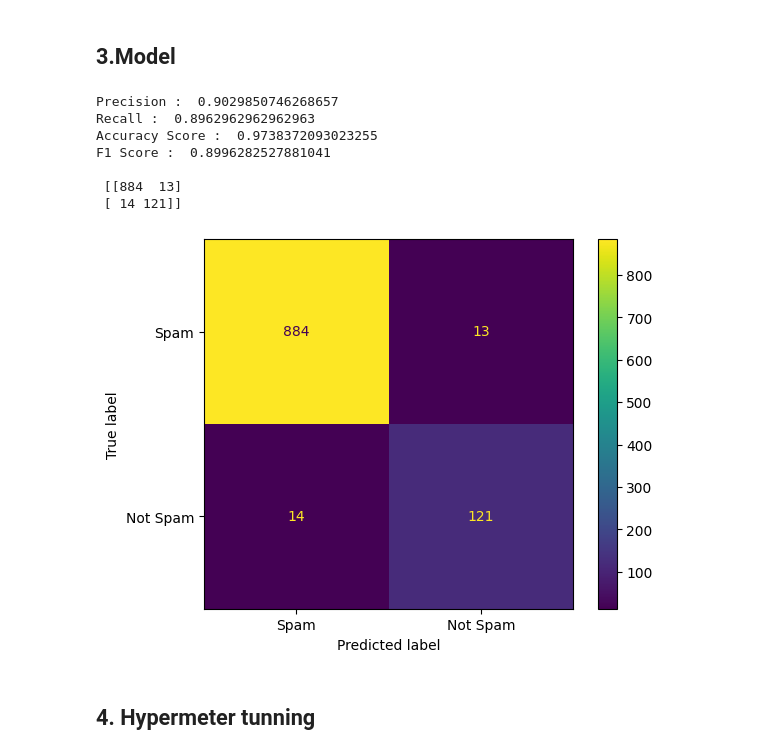
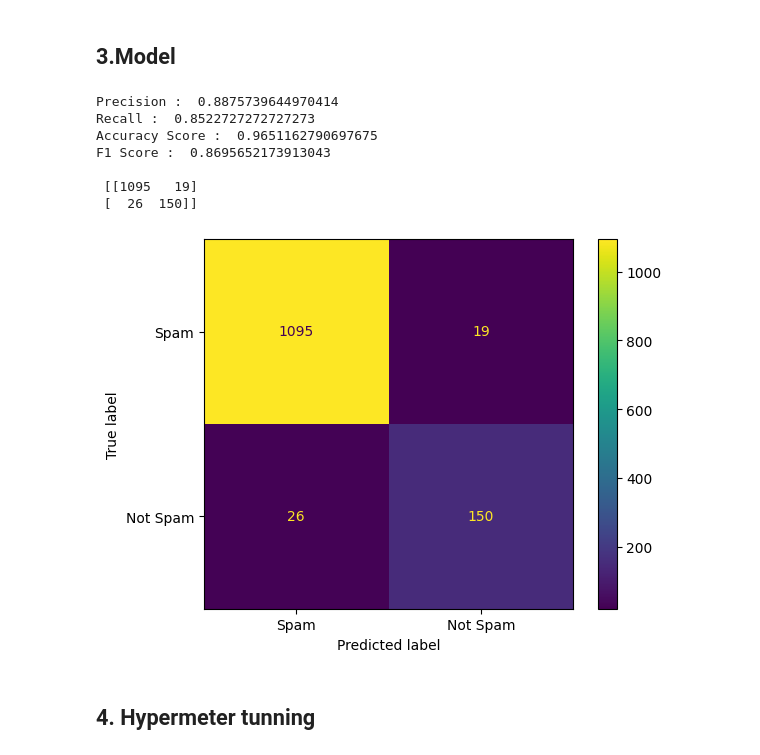
Before and after one commit to dmk1en/ml, a Jupyter notebook: source/XGBoost.ipynb, the cells around one changed output. Saved outputs shown, nothing was run; the diff lists cells and outputs as text; code cells hidden in the pictures.

```diff
--- a/source/XGBoost.ipynb
+++ b/source/XGBoost.ipynb
@@ -23,7 +23,7 @@ x = df.iloc[: , -1]
 y = df.iloc[: , 0]
 from sklearn.model_selection import train_test_split
 from imblearn.over_sampling import RandomOverSampler
-X_train,x_test,y_train,y_test=train_test_split(x,y,test_size=0.2)
+X_train,x_test,y_train,y_test=train_test_split(x,y,test_size=0.25)
 # Convert a pandas Series to a DataFrame
 X_train_series = pd.Series(X_train)
 X_train_df = X_train_series.to_frame()
@@ -41,40 +41,40 @@ X_train_resampled = X_train_resampled.squeeze()
 # %%
 
 from xgboost import XGBClassifier
 from sklearn.feature_extraction.text import TfidfVectorizer
 
 tfidf = TfidfVectorizer()
 x_train = tfidf.fit_transform(X_train_resampled)
 
 
-xgb = XGBClassifier(learning_rate=0.35, max_depth=8).fit(x_train, y_train_resampled)
+xgb = XGBClassifier().fit(x_train, y_train_resampled)
 
 x_test = tfidf.transform(x_test)
 y_pred_xgb = xgb.predict(x_test)
 
 
 from sklearn.metrics import precision_score,recall_score,accuracy_score,f1_score,ConfusionMatrixDisplay,confusion_matrix
 def perform(y_pred):
     print("Precision : ", precision_score(y_test, y_pred))
     print("Recall : ", recall_score(y_test, y_pred))
     print("Accuracy Score : ", accuracy_score(y_test, y_pred))
     print("F1 Score : ", f1_score(y_test, y_pred))
     print("\n", confusion_matrix(y_test, y_pred))
     print("")
     cm_display = ConfusionMatrixDisplay(confusion_matrix = confusion_matrix(y_test, y_pred), display_labels=['Spam', 'Not Spam'] )
     cm_display.plot()
     plt.show()
 
 perform(y_pred_xgb)
 # %% [output]
-Precision :  0.9029850746268657
-Recall :  0.8962962962962963
-Accuracy Score :  0.9738372093023255
-F1 Score :  0.8996282527881041
+Precision :  0.8875739644970414
+Recall :  0.8522727272727273
+Accuracy Score :  0.9651162790697675
+F1 Score :  0.8695652173913043
 
- [[884  13]
- [ 14 121]]
+ [[1095   19]
+ [  26  150]]
-[figure, old version]
+[figure, new version]
 # %% [markdown]
 ## 4. Hypermeter tunning
 # %%
```
Also changed, not shown: parts of 4 cells of this notebook, 7 other files.
